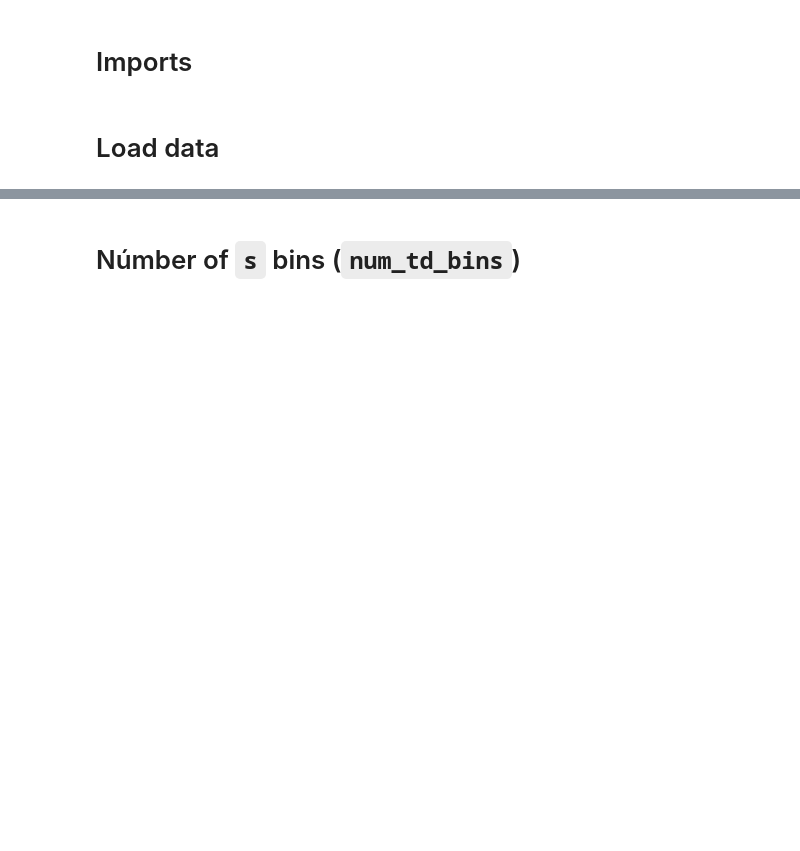
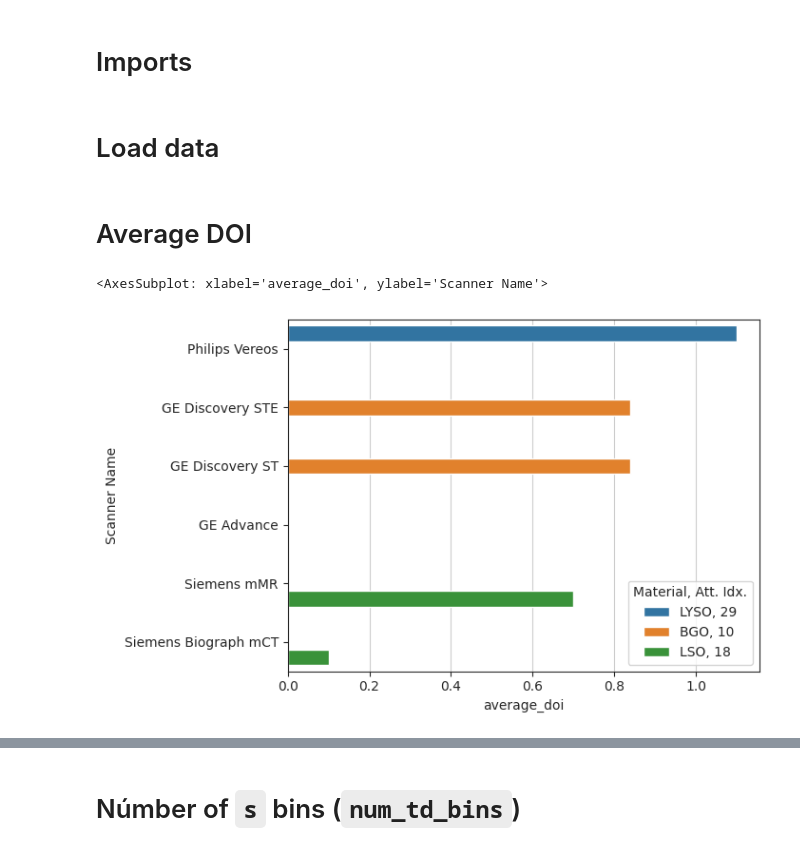
Before and after one commit to YerePhy/randfig, a Jupyter notebook: notebooks/1.0-jpm-params-eda.ipynb, the cells around one changed output, grey strips where cells are left out. Drawn from its saved outputs; the diff is of its cells as text; code cells hidden in the pictures; blank space fills up the shorter version.

```diff
--- a/notebooks/1.0-jpm-params-eda.ipynb
+++ b/notebooks/1.0-jpm-params-eda.ipynb
@@ -48,3 +50,11 @@ df_materials = pd.read_csv(SIMSET_MATERIALS)
 df = pd.read_csv(FILE_PATH, usecols=FIELDS)
 df = df.merge(df_materials, how="left", left_on="simset_material", right_on="Attenuation Index")
 df["Material, Att. Idx."] = df["Material"].astype(str) + ', ' + df["Attenuation Index"].astype(str)
+# %% [markdown]
+# Average DOI
+# %%
+df.dropna(subset="average_doi")\
+    .pipe(sns.barplot, y="Scanner Name", x="average_doi", hue="Material, Att. Idx.")
+# %% [output]
+<AxesSubplot: xlabel='average_doi', ylabel='Scanner Name'>
+[figure, added]
```
Also changed, not shown: parts of 4 cells of this notebook.
